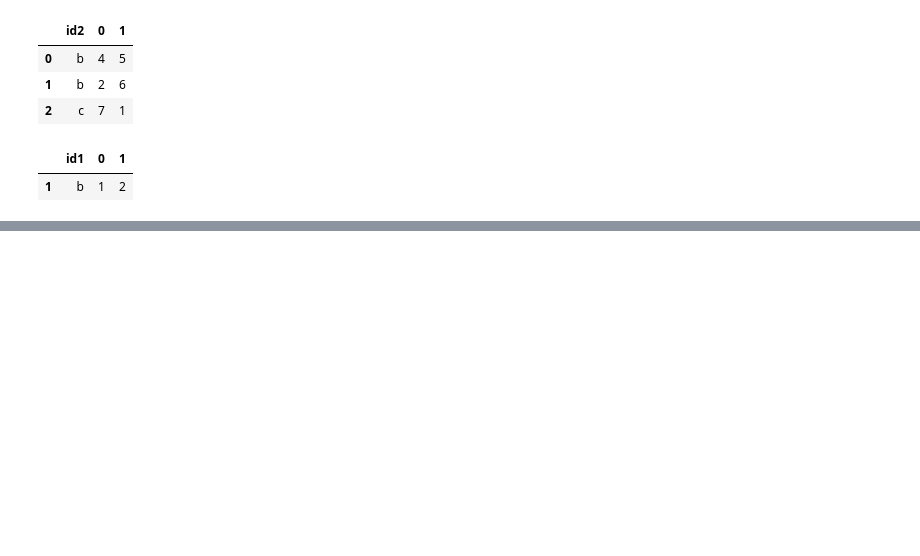
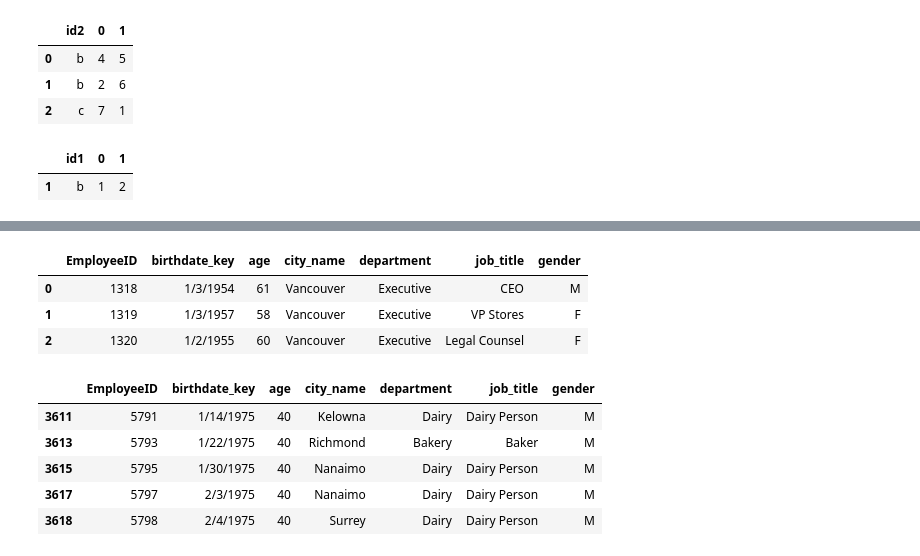
Before and after one commit to Userwzc/Personal_Learning, a Jupyter notebook: Joyful-pandas/3_index/index.ipynb, the cells around one changed output, grey strips where cells are left out. Drawn from its saved outputs; the diff is of its cells as text; code cells hidden in the pictures; blank space fills up the shorter version.

```diff
--- a/Joyful-pandas/3_index/index.ipynb
+++ b/Joyful-pandas/3_index/index.ipynb
@@ -1139,0 +1144,19 @@ df_set_in_col_1[df_set_in_col_1.id1.isin(df_set_in_col_2.id2)]
+# %%
+df = pd.read_csv('ch3/Company.csv')
+df.head(3)
+# %% [output]
+|  | EmployeeID | birthdate_key | age | city_name | department | job_title | gender |
+| 0 | 1318 | 1/3/1954 | 61 | Vancouver | Executive | CEO | M |
+| 1 | 1319 | 1/3/1957 | 58 | Vancouver | Executive | VP Stores | F |
+| 2 | 1320 | 1/2/1955 | 60 | Vancouver | Executive | Legal Counsel | F |
+# %%
+# 分别只是用query和loc选出年龄不超过四十岁且工作部门为Dairy或Bakery的男性
+df.query('age <= 40 and department in ["Dairy", "Bakery"] and gender == "M"').head()
+df.loc[(df['age'] <= 40) & (df['department'].isin(["Dairy", "Bakery"])) & (df['gender'] == "M")].head()
+# %% [output]
+|  | EmployeeID | birthdate_key | age | city_name | department | job_title | gender |
+| 3611 | 5791 | 1/14/1975 | 40 | Kelowna | Dairy | Dairy Person | M |
+| 3613 | 5793 | 1/22/1975 | 40 | Richmond | Bakery | Baker | M |
+| 3615 | 5795 | 1/30/1975 | 40 | Nanaimo | Dairy | Dairy Person | M |
+| 3617 | 5797 | 2/3/1975 | 40 | Nanaimo | Dairy | Dairy Person | M |
+| 3618 | 5798 | 2/4/1975 | 40 | Surrey | Dairy | Dairy Person | M |
```
Also changed, not shown: parts of 8 cells of this notebook.
